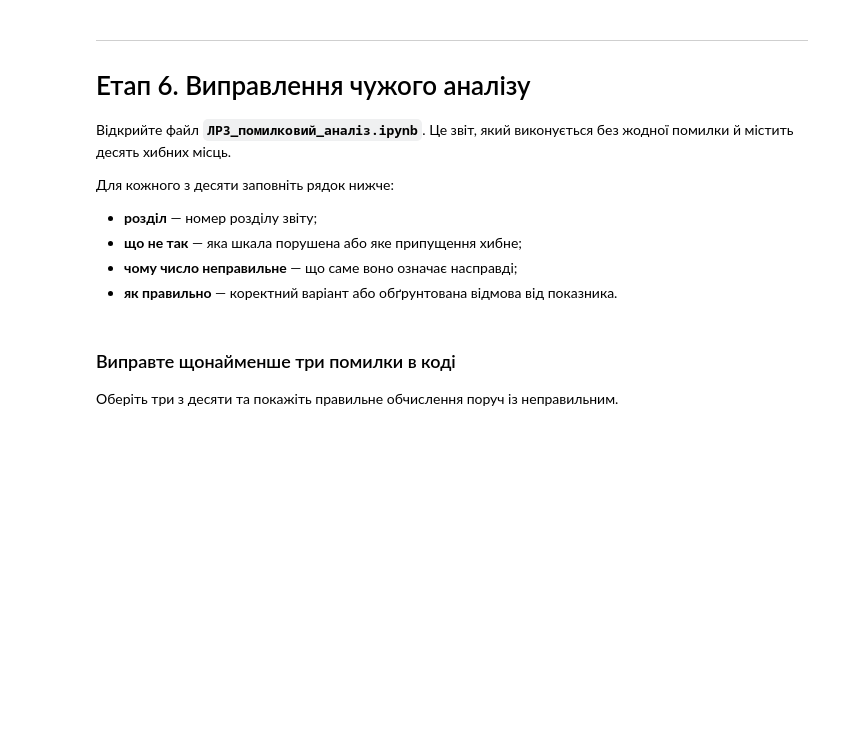
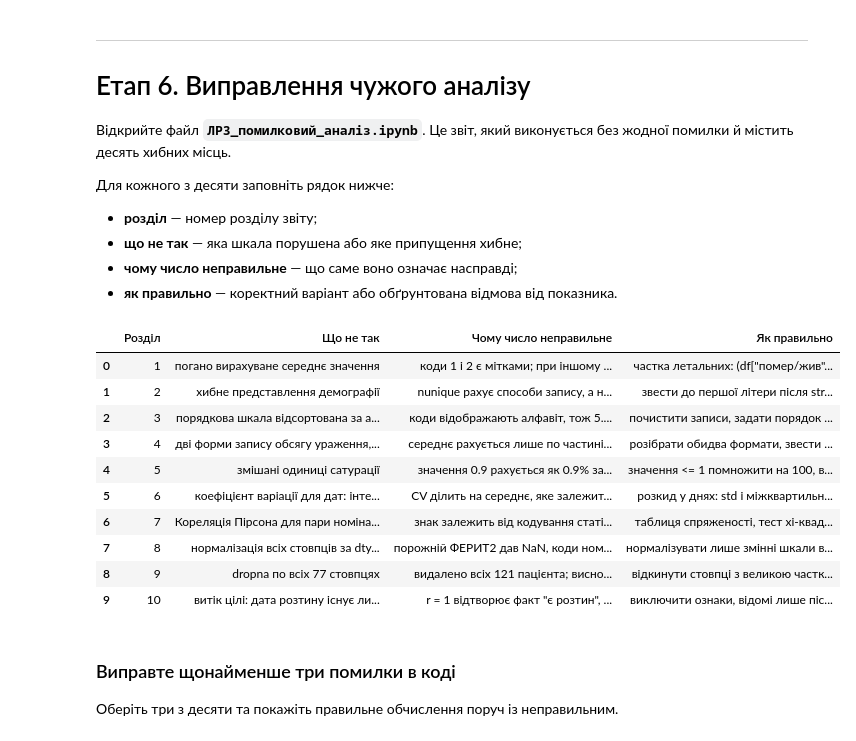
Before and after one commit to WWINMWWITW/IADV_labs, a Jupyter notebook: lab3/ЛР3_завдання_студенту.ipynb, the cells around one changed output. Drawn from its saved outputs; the diff is of its cells as text; code cells hidden in the pictures; blank space fills up the shorter version.

```diff
--- a/lab3/ЛР3_завдання_студенту.ipynb
+++ b/lab3/ЛР3_завдання_студенту.ipynb
@@ -595,14 +563,66 @@ print('Самоперевірка 2 пройдена.')
 # %%
 ВИПРАВЛЕННЯ = [
     # (розділ, 'що не так', 'чому число неправильне', 'як правильно'),
+
+    (1, 'погано вирахуване середнє значення',
+     'коди 1 і 2 є мітками; при іншому кодуванні "середнє" інше',
+     'частка летальних: (df["помер/жив"] == 1).mean() з урахуванням пропусків'),
+
+    (2, 'хибне представлення демографії',
+     'nunique рахує способи запису, а не статі',
+     'звести до першої літери після strip, рахувати частки двох груп'),
+
+    (3, 'порядкова шкала відсортована за алфавітом',
+     'коди відображають алфавіт, тож 5.9 -> "легкий" не має стосунку до тяжкості; дублікати рівнів через пробіли',
+     'почистити записи, задати порядок явно, звітувати частоти й медіану на кодах'),
+
+    (4, 'дві форми запису обсягу ураження, coerce мовчки викидає одну',
+     'середнє рахується лише по частині пацієнтів, а скільки втрачено, не сказано',
+     'розібрати обидва формати, звести до відсотків і вказати кількість використаних значень'),
+
+    (5, 'змішані одиниці сатурації',
+     'значення 0.9 рахується як 0.9% замість 90% і зсуває середнє вниз; "більшість" не випливає із середнього',
+     'значення <= 1 помножити на 100, вказати їх кількість'),
+
+    (6, 'коефіцієнт варіації для дат: інтервальна шкала з умовним нулем',
+     'CV ділить на середнє, яке залежить від довільного початку відліку (1970), тому не вимірює однорідності',
+     'розкид у днях: std і міжквартильний розмах дат, розподіл по місяцях'),
+
+    (7, 'Кореляція Пірсона для пари номінальна x номінальна',
+     'знак залежить від кодування статі, "лінійний зв\'язок" для категорій беззмістовний',
+     'таблиця спряженості, тест хі-квадрат і коефіцієнт Крамера на рядках з відомим результатом'),
+
+    (8, 'нормалізація всіх стовпців за dtype, а не за шкалою',
+     'порожній ФЕРИТ2 дав NaN, коди номінальних змінних нормалізовано як величини, рядкові стовпці пропущено',
+     'нормалізувати лише змінні шкали відношень, перед цим перевірити кількість і варіативність'),
+
+    (9, 'dropna по всіх 77 стовпцях',
+     'видалено всіх 121 пацієнта; висновок про заповнений набір суперечить результату 0 рядків',
+     'відкинути стовпці з великою часткою пропусків, dropna лише по потрібних стовпцях'),
+
+    (10, 'витік цілі: дата розтину існує лише в померлих',
+     'r = 1 відтворює факт "є розтин", тобто саму ціль; NaT став величезним від\'ємним числом',
+     'виключити ознаки, відомі лише після результату; брати показники при поступленні'),
 ]
 
 assert len(ВИПРАВЛЕННЯ) == 10, f'Знайдено {len(ВИПРАВЛЕННЯ)} помилок із 10'
 for р in ВИПРАВЛЕННЯ:
     assert len(р) == 4 and all(str(x).strip() for x in р), 'Заповніть усі чотири поля'
     assert len(str(р[2])) >= 30 and len(str(р[3])) >= 25, 'Пояснення закороткі'
 
 pd.DataFrame(ВИПРАВЛЕННЯ, columns=['Розділ', 'Що не так', 'Чому число неправильне', 'Як правильно'])
+# %% [output]
+|  | Розділ | Що не так | Чому число неправильне | Як правильно |
+| 0 | 1 | погано вирахуване середнє значення | коди 1 і 2 є мітками; при іншому ... | частка летальних: (df["помер/жив"... |
+| 1 | 2 | хибне представлення демографії | nunique рахує способи запису, а н... | звести до першої літери після str... |
+| 2 | 3 | порядкова шкала відсортована за а... | коди відображають алфавіт, тож 5.... | почистити записи, задати порядок ... |
+| 3 | 4 | дві форми запису обсягу ураження,... | середнє рахується лише по частині... | розібрати обидва формати, звести ... |
+| 4 | 5 | змішані одиниці сатурації | значення 0.9 рахується як 0.9% за... | значення <= 1 помножити на 100, в... |
+| 5 | 6 | коефіцієнт варіації для дат: інте... | CV ділить на середнє, яке залежит... | розкид у днях: std і міжквартильн... |
+| 6 | 7 | Кореляція Пірсона для пари номіна... | знак залежить від кодування статі... | таблиця спряженості, тест хі-квад... |
+| 7 | 8 | нормалізація всіх стовпців за dty... | порожній ФЕРИТ2 дав NaN, коди ном... | нормалізувати лише змінні шкали в... |
+| 8 | 9 | dropna по всіх 77 стовпцях | видалено всіх 121 пацієнта; висно... | відкинути стовпці з великою частк... |
+| 9 | 10 | витік цілі: дата розтину існує ли... | r = 1 відтворює факт "є розтин", ... | виключити ознаки, відомі лише піс... |
 # %% [markdown]
 ### Виправте щонайменше три помилки в коді
 
```
Also changed, not shown: parts of 6 cells of this notebook, 1 other file.
